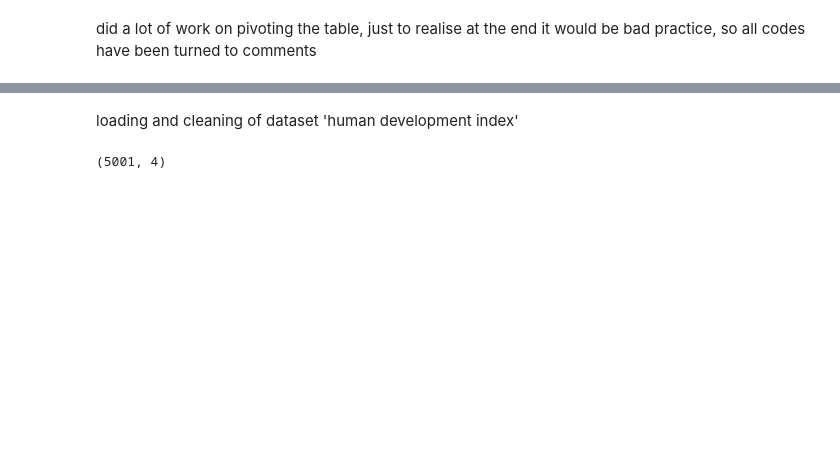
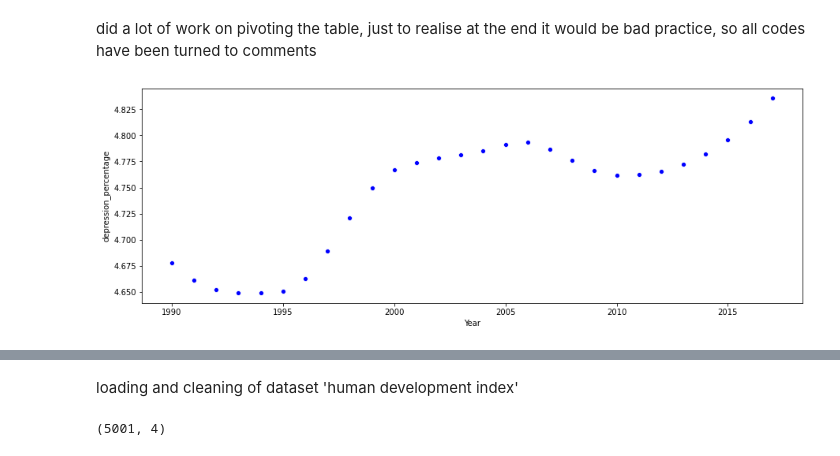
Before and after one commit to Brunadiasmiguel/depression, a Jupyter notebook: data-wrangling/depression_education_analysis_leo.ipynb, the cells around one changed output, grey strips where cells are left out. Drawn from its saved outputs; the diff is of its cells as text; code cells hidden in the pictures; blank space fills up the shorter version.

```diff
--- a/data-wrangling/depression_education_analysis_leo.ipynb
+++ b/data-wrangling/depression_education_analysis_leo.ipynb
@@ -55,0 +64,17 @@ did a lot of work on pivoting the table, just to realise at the end it would be
+# %%
+def data_country1(country):
+    i = df_depr.loc[df_depr['Entity']==country]
+    return i
+# %%
+def plot_depr(country):
+    fig , ax1 = plt.subplots(figsize=(15,5))
+    sns.scatterplot(data=data_country1(country),
+                 x=data_country1(country)['Year'],
+                 y=data_country1(country)['depression_percentage'],
+                 color='blue',ax=ax1)
+
+#plt.plot(df_depr.groupby(['Year']))
+# %%
+plot_depr('United States')
+# %% [output]
+[figure, added]
```
Also changed, not shown: parts of 27 cells of this notebook, 2 other files.
